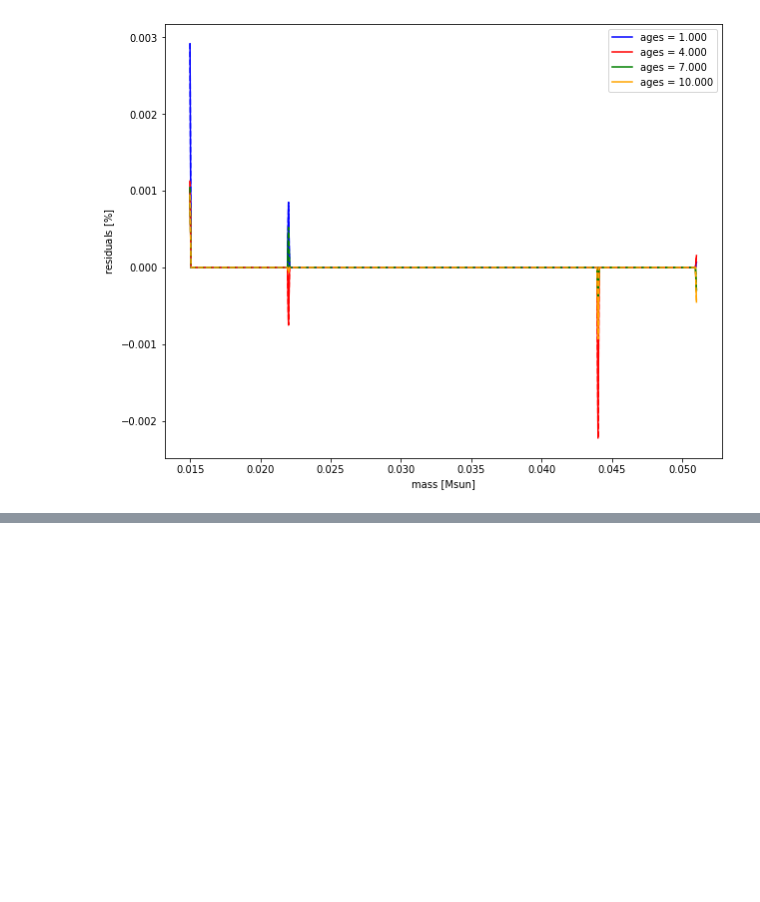
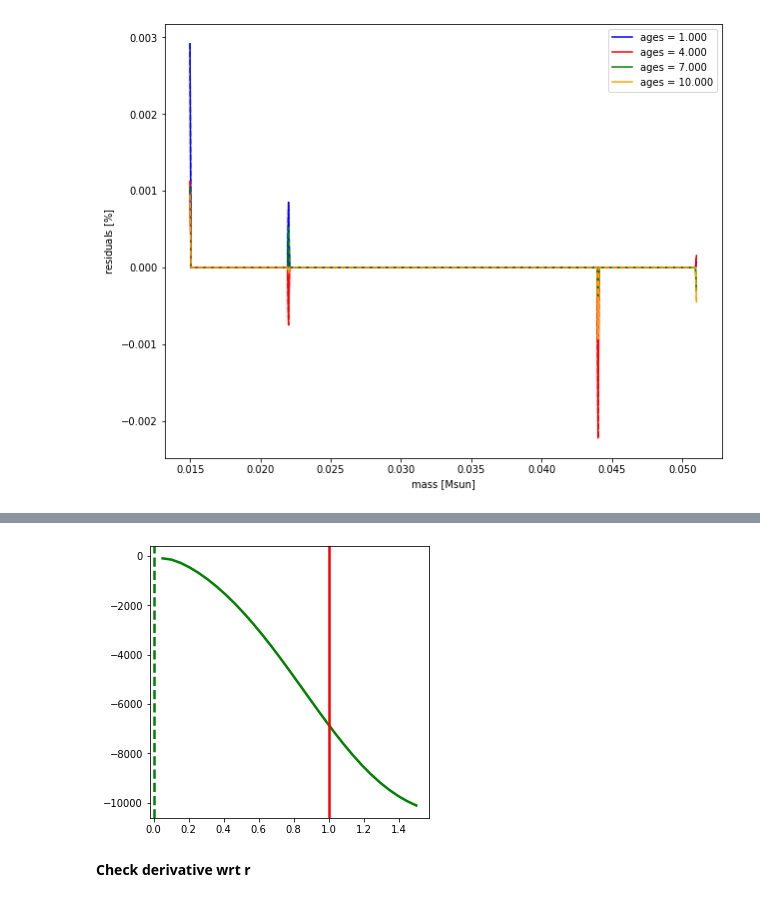
Before and after one commit to SvPoder/exoplanets, a Jupyter notebook: jupyter-notebook/reconstructed_DM_likelihood.ipynb, the cells around one changed output, grey strips where cells are left out. Drawn from its saved outputs; the diff is of its cells as text; code cells hidden in the pictures; blank space fills up the shorter version.

```diff
--- a/jupyter-notebook/reconstructed_DM_likelihood.ipynb
+++ b/jupyter-notebook/reconstructed_DM_likelihood.ipynb
@@ -1095,0 +1170,7 @@ Text(0.5, 0, 'mass [Msun]')
+# %%
+i = 0
+print(robs[i], Mobs[i], Aobs[i], Tobs[i])
+
+np.sqrt(sigma_Tmodel2(robs[i], Mobs[i], Aobs[i], sigmarobs[i], sigmaMobs[i], sigmaAobs[i],
+              points, values, [1., 1.5, 20.], v=100., R=R_jup.value, Rsun=8.178,
+              epsilon=1., size=7000, h=1e-3))
@@ -1095,0 +1251,10 @@ Text(0.5, 0, 'mass [Msun]')
+# %%
+fig, ax = plt.subplots(1, 1, figsize=(5, 5))
+
+ax.plot(f, like_f, color="green", lw=2.5); ax.axvline(f[np.argmax(like_f)], color="green", lw=2.5, ls="--")
+ax.axvline(f_true, color="red", lw=2.5); #ax.set_ylim(0, 10); ax.set_xlim(0.2, 1.5)
+#ax.axhline(4, color="grey", ls="--", lw=2.5)
+# %% [output]
+[figure, added]
+# %% [markdown]
+**Check derivative wrt r**
```
Also changed, not shown: parts of 13 cells of this notebook, 1 other file.
